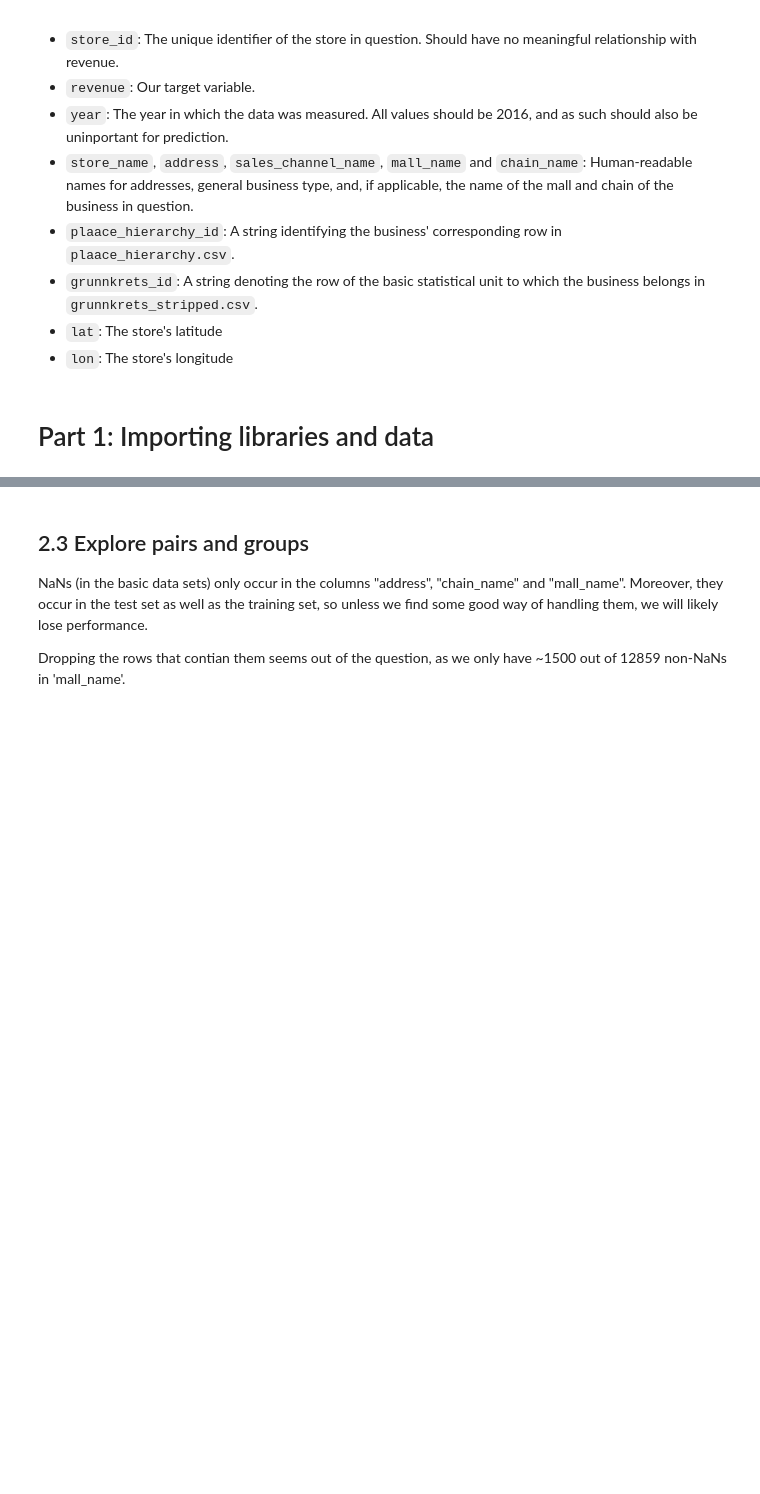
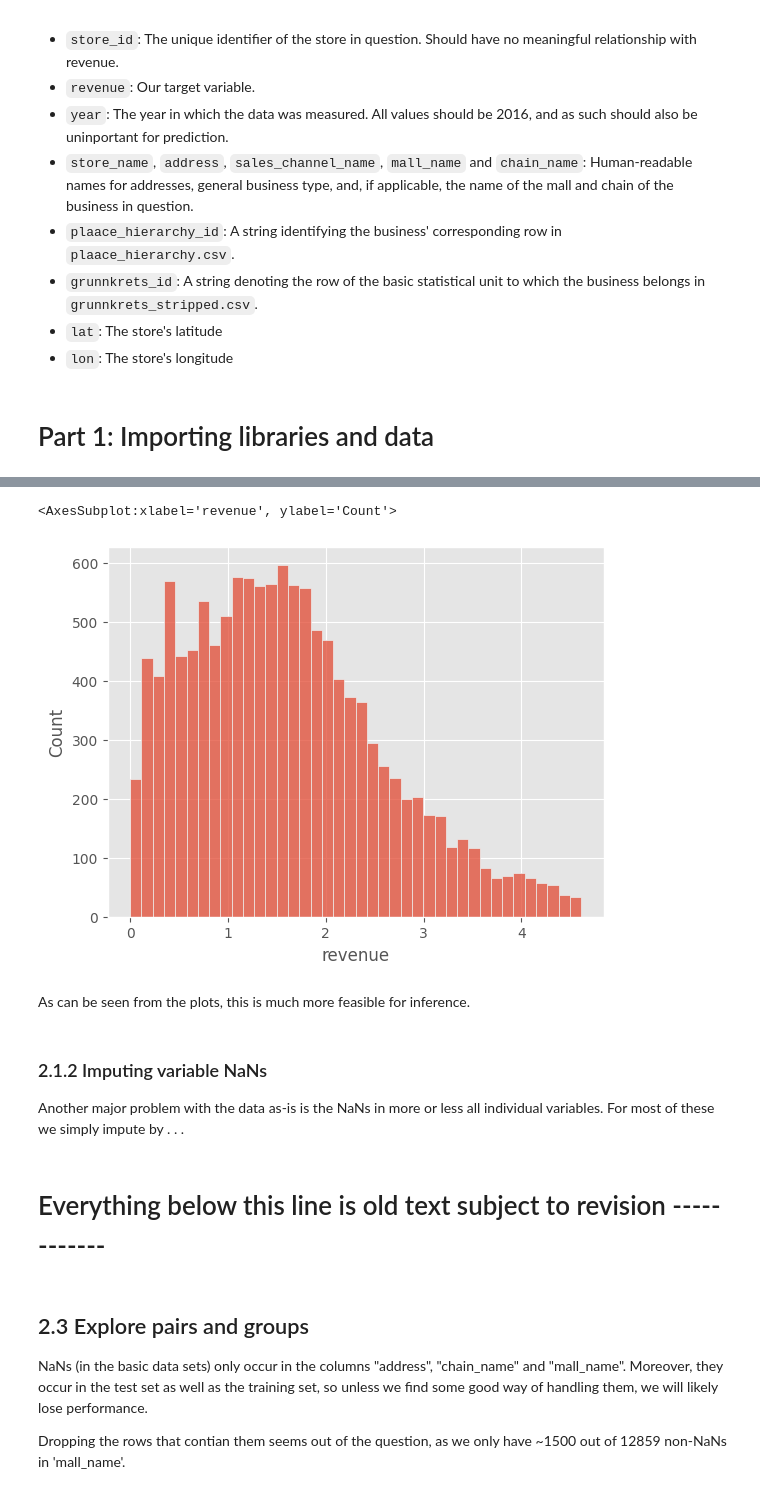
Before and after one commit to kasparpg/maskinprosjekt, a Jupyter notebook: Long-notebook.ipynb, the cells around one changed output, grey strips where cells are left out. Cells and saved outputs as stored; diff of their text form; code cells hidden in the pictures; blank space fills up the shorter version.

```diff
--- a/Long-notebook.ipynb
+++ b/Long-notebook.ipynb
@@ -172,3 +143,16 @@ None
+# %%
+sns.histplot(np.log1p(cleaned_revenue))
+# %% [output]
+<AxesSubplot:xlabel='revenue', ylabel='Count'>
+[figure, added]
+# %% [markdown]
+As can be seen from the plots, this is much more feasible for inference.
+# %% [markdown]
+### 2.1.2 Imputing variable NaNs
+
+Another major problem with the data as-is is the NaNs in more or less all individual variables. For most of these we simply impute by . . .
+# %% [markdown]
+# Everything below this line is old text subject to revision ------------
 # %% [markdown]
 ## 2.3 Explore pairs and groups
 
```
Also changed, not shown: parts of 26 cells of this notebook, 1 other file.
